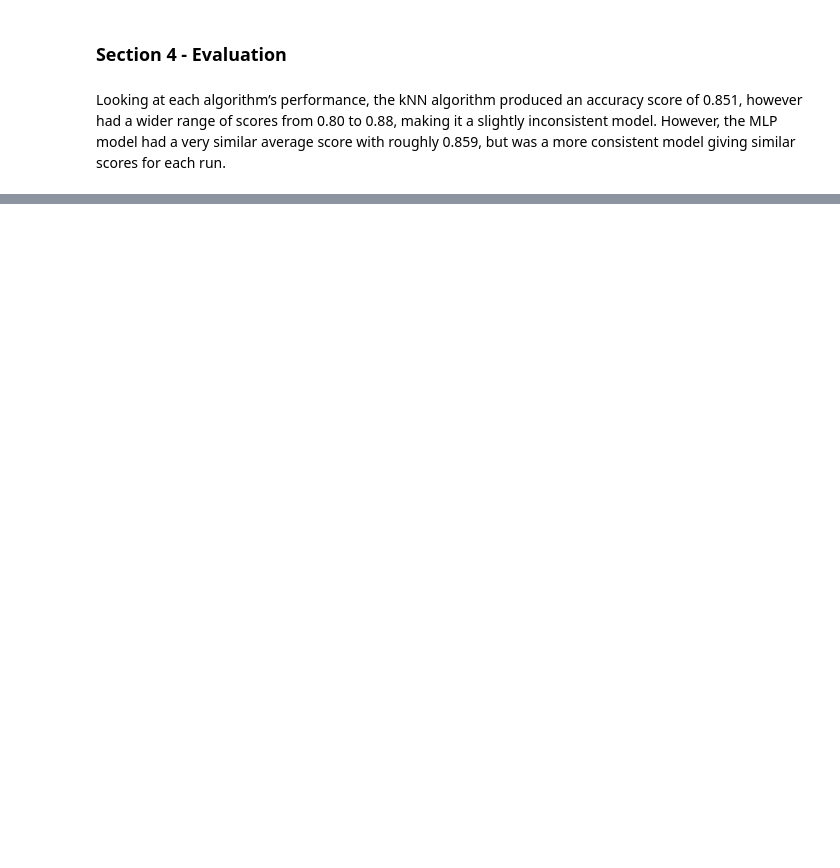
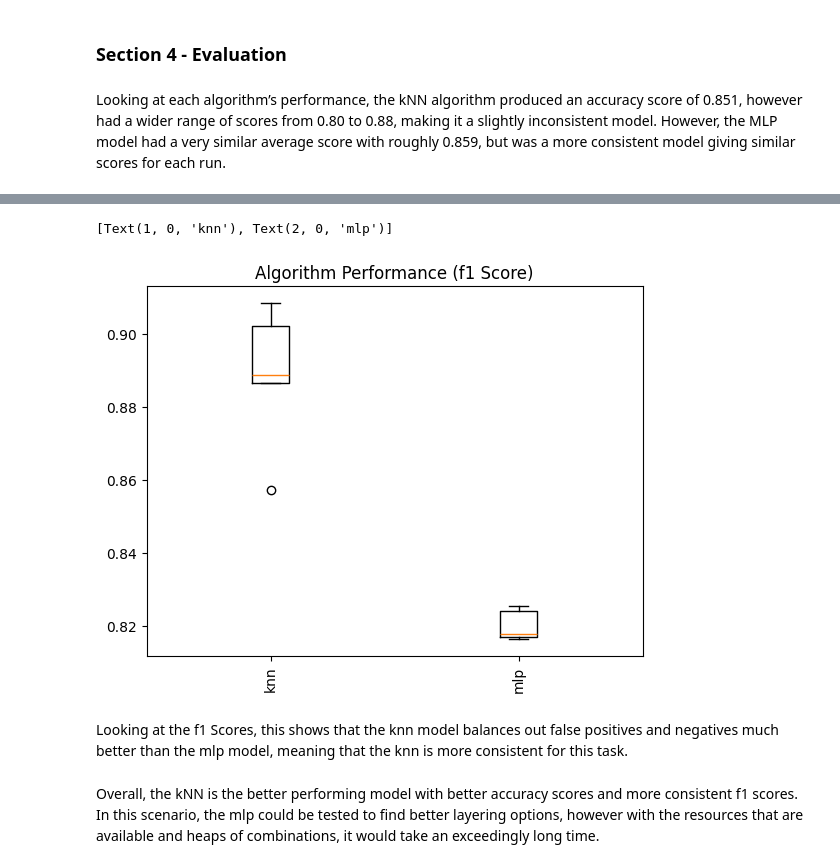
Before and after one commit to KieranDingwall/Natural-Language-Processing-Coursework---Kieran-Dingwall, a Jupyter notebook: NLP_Coursework_V2_(Colab_Version).ipynb, the cells around one changed output, grey strips where cells are left out. Saved outputs shown, nothing was run; the diff lists cells and outputs as text; code cells hidden in the pictures; blank space fills up the shorter version.

```diff
--- a/NLP_Coursework_V2_(Colab_Version).ipynb
+++ b/NLP_Coursework_V2_(Colab_Version).ipynb
@@ -296,0 +431,16 @@ Looking at this, the MLP is the better algorithm for consistency, but the kNN ha
+# %%
+model_comp = []
+model_comp.append(knn_f1_score)
+model_comp.append(mlp_f1_score)
+
+fig, ax2 = plt.pyplot.subplots()
+ax2.set_title('Algorithm Performance (f1 Score)')
+ax2.boxplot(model_comp)
+ax2.set_xticklabels(['knn', 'mlp'], rotation='vertical')
+# %% [output]
+[Text(1, 0, 'knn'), Text(2, 0, 'mlp')]
+[figure, added]
+# %% [markdown]
+Looking at the f1 Scores, this shows that the knn model balances out false positives and negatives much better than the mlp model, meaning that the knn is more consistent for this task.
+# %% [markdown]
+Overall, the kNN is the better performing model with better accuracy scores and more consistent f1 scores. In this scenario, the mlp could be tested to find better layering options, however with the resources that are available and heaps of combinations, it would take an exceedingly long time.
```
Also changed, not shown: parts of 15 cells of this notebook.
